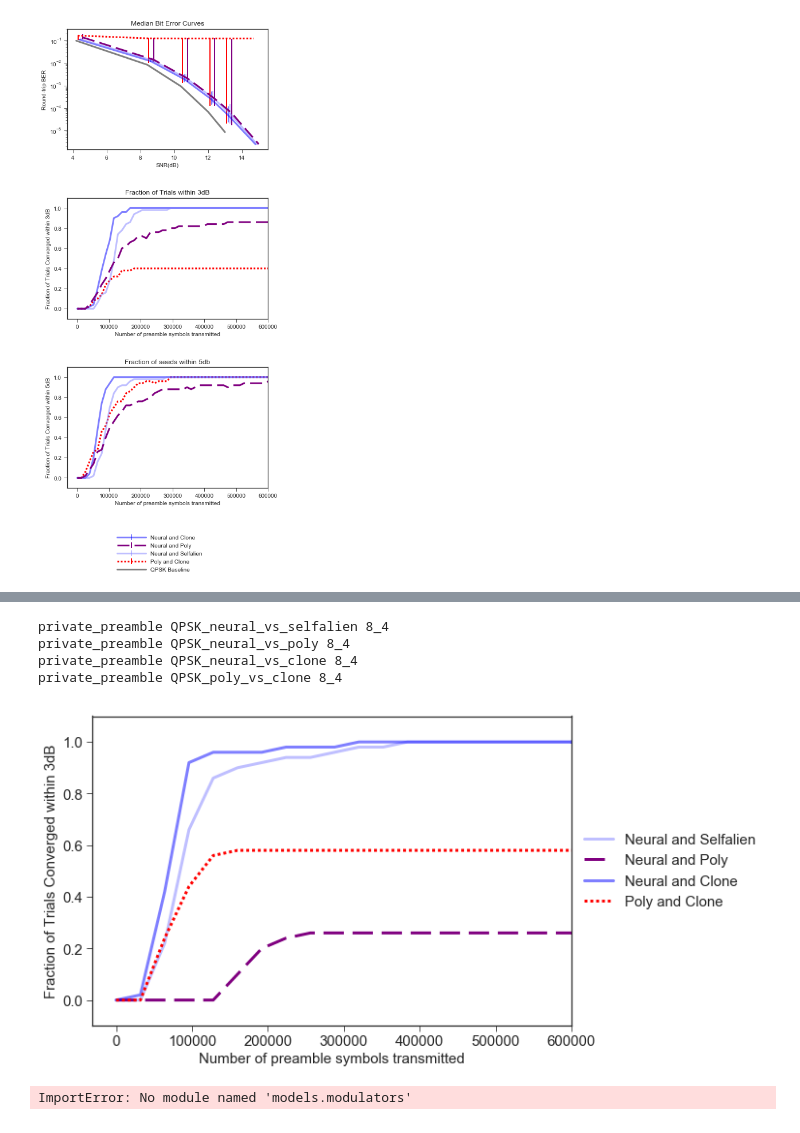
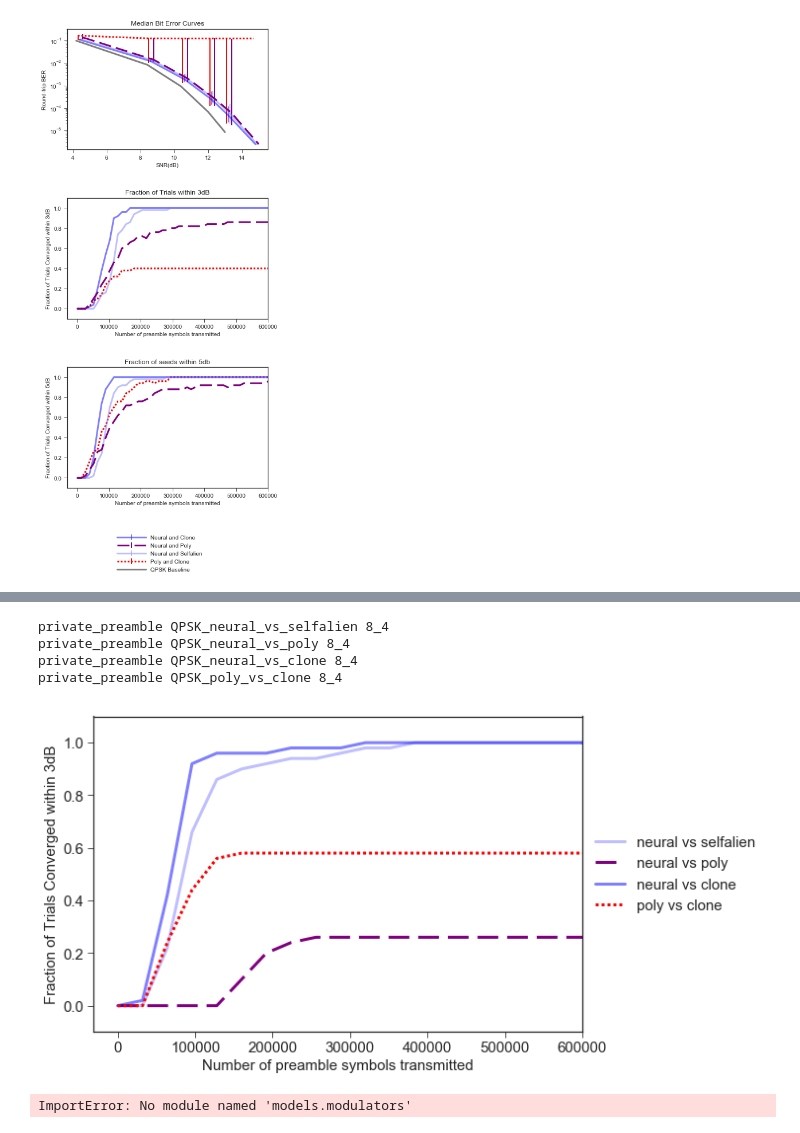
Before and after one commit to ml4wireless/echo, a Jupyter notebook: analysis/plot_results.ipynb, the cells around one changed output, grey strips where cells are left out. Saved outputs shown, nothing was run; the diff lists cells and outputs as text; code cells hidden in the pictures.

```diff
--- a/analysis/plot_results.ipynb
+++ b/analysis/plot_results.ipynb
@@ -428,8 +444,8 @@ import numpy as np
 #     if nequal:
 #         break
 
-r = process_experiment("../experiments/private_preamble/REPLICATE_GNU/results")
-np.save("./results/gnu_local_private.npy", r)
+r = process_experiment("../experiments/private_preamble/QPSK_poly_vs_clone_custom_fpoly/results")
+np.save("./results/local_fpoly.npy", r)
 # %%
 br = utils.util_lookup_table.BER_lookup_table()
 plt.style.use('seaborn-ticks')
@@ -497,8 +513,8 @@ for experiment_name in os.listdir("./results/"):
     lkey= models
     right = 600000
     inset = True
-#     label = ", ".join([models, protocol]).replace("_", " ")
-    label=models.replace("_", " ").title().replace("Vs", "and")
+    label = ", ".join([models]).replace("_", " ")
+#     label=models.replace("_", " ").title().replace("Vs", "and")
     print(fs_mid)
     print(fs_low)
     print(fs_high)
@@ -619,8 +643,8 @@ for experiment_name in os.listdir("./results/"):
     lkey= models
     right = 600000
     inset = True
-#     label = ", ".join([models, protocol]).replace("_", " ")
-    label=models.replace("_", " ").title().replace("Vs", "and")
+    label = ", ".join([models]).replace("_", " ")
+#     label=models.replace("_", " ").title().replace("Vs", "and")
     db3.plot([0.0]+r['symbols_sent']+[right],
              np.concatenate(([0.0],r['3db_off'],r['3db_off'][-1:])),#'o-',
                     linestyle = LINE_STYLES[lkey],
@@ -635,34 +659,34 @@ db3.set_ylim(top=1.1, bottom=-0.1)
 db3.set_xlim(right=right)
 # db5.set_xlim(right=right)
 
 db3.set_ylabel('Fraction of Trials Converged within 3dB')
 db3.set_xlabel('Number of preamble symbols transmitted')
 
 # db5.set_title("Fraction of seeds within 5db")
 # db5.set_ylabel('Fraction of Trials Converged within 5dB')
 # db5.set_xlabel('Number of preamble symbols transmitted')
 # db5.set_aspect('equal')
 handles, labels = db3.get_legend_handles_labels()
 order = sorted(range(len(labels)),key=labels.__getitem__)
 # order = [order[i] for i in [0,2,1,4,3,5]]
 # order = [order[i] for i in [0,2,1]]
 handles = [handles[idx] for idx in order]
 labels = [labels[idx] for idx in order]
 # Put a legend below current axis
 lgd = db3.legend([handles[idx] for idx in order],[labels[idx] for idx in order],
                loc='center left', bbox_to_anchor=(1, 0.5),
               ncol=1, fancybox=True, shadow=False)
 fig.tight_layout()
 # fig.subplots_adjust(top=0.85)
 fig.subplots_adjust(bottom=0.15, hspace = 0.4)
 fig.savefig('./alien_tuned_3db.pdf', format = 'pdf', bbox_inches='tight')
 plt.show()
 # %% [output]
 private_preamble QPSK_neural_vs_selfalien 8_4
 private_preamble QPSK_neural_vs_poly 8_4
 private_preamble QPSK_neural_vs_clone 8_4
 private_preamble QPSK_poly_vs_clone 8_4
-[figure, old version]
+[figure, new version]
 # %%
 # plt.plot(ebnodb, psk81)
 # plt.plot(ebnodb, qpsk1)
```
Also changed, not shown: parts of 3 cells of this notebook, 21 other files.
